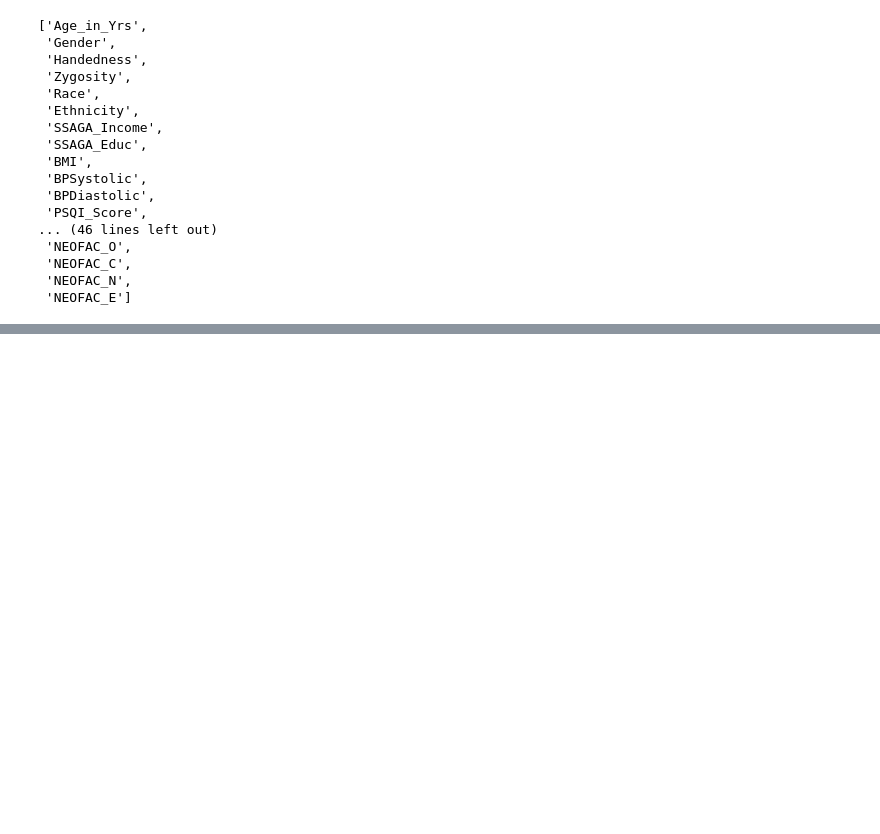
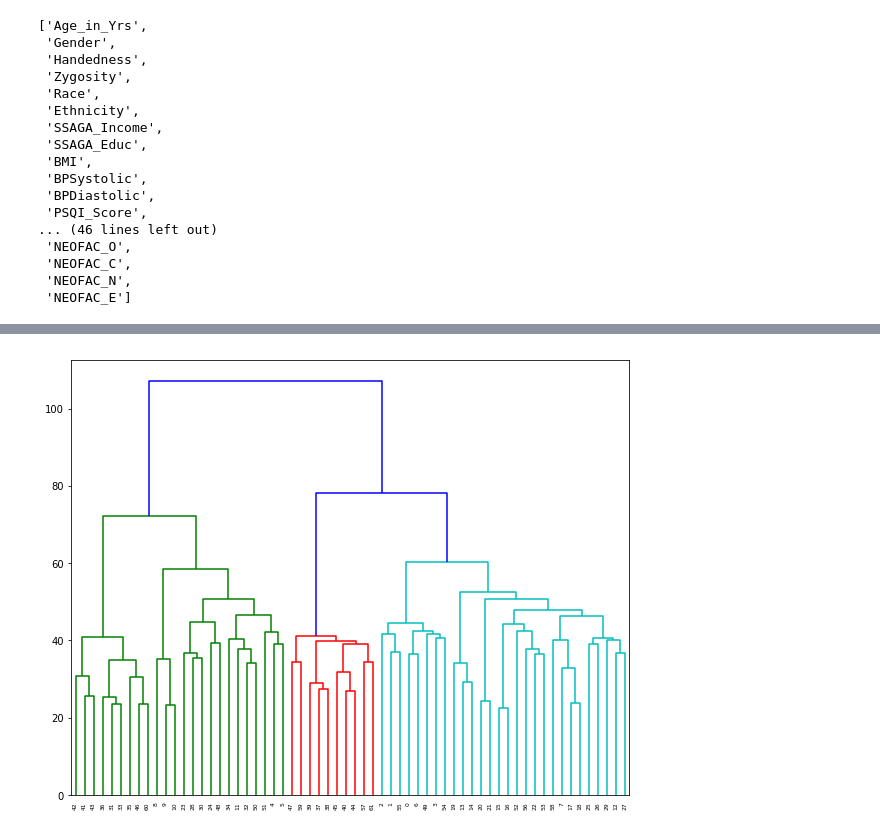
Before and after one commit to SIMEXP/hcp, a Jupyter notebook: HCP_clustering_pheno_normalized.ipynb, the cells around one changed output, grey strips where cells are left out. Saved outputs shown, nothing was run; the diff lists cells and outputs as text; code cells hidden in the pictures; blank space fills up the shorter version.

```diff
--- a/HCP_clustering_pheno_normalized.ipynb
+++ b/HCP_clustering_pheno_normalized.ipynb
@@ -133,6 +141,11 @@ tmp = f.suptitle('Distance Matrix')
 link = scl.hierarchy.linkage(pheno_dist, method='ward')
 part = scl.hierarchy.fcluster(link, n_sbt, criterion='maxclust')
 order = scl.hierarchy.dendrogram(link, no_plot=True)['leaves']
+# %%
+plt.figure(figsize=(10, 8))
+dn = scl.hierarchy.dendrogram(link)
+# %% [output]
+[figure, added]
 # %%
 # Plot the distance matrix again, but now ordered by hierarchy
 label_ord = [use_columns[ord] for ord in order]
```
Also changed, not shown: parts of 13 cells of this notebook, 1 other file.
